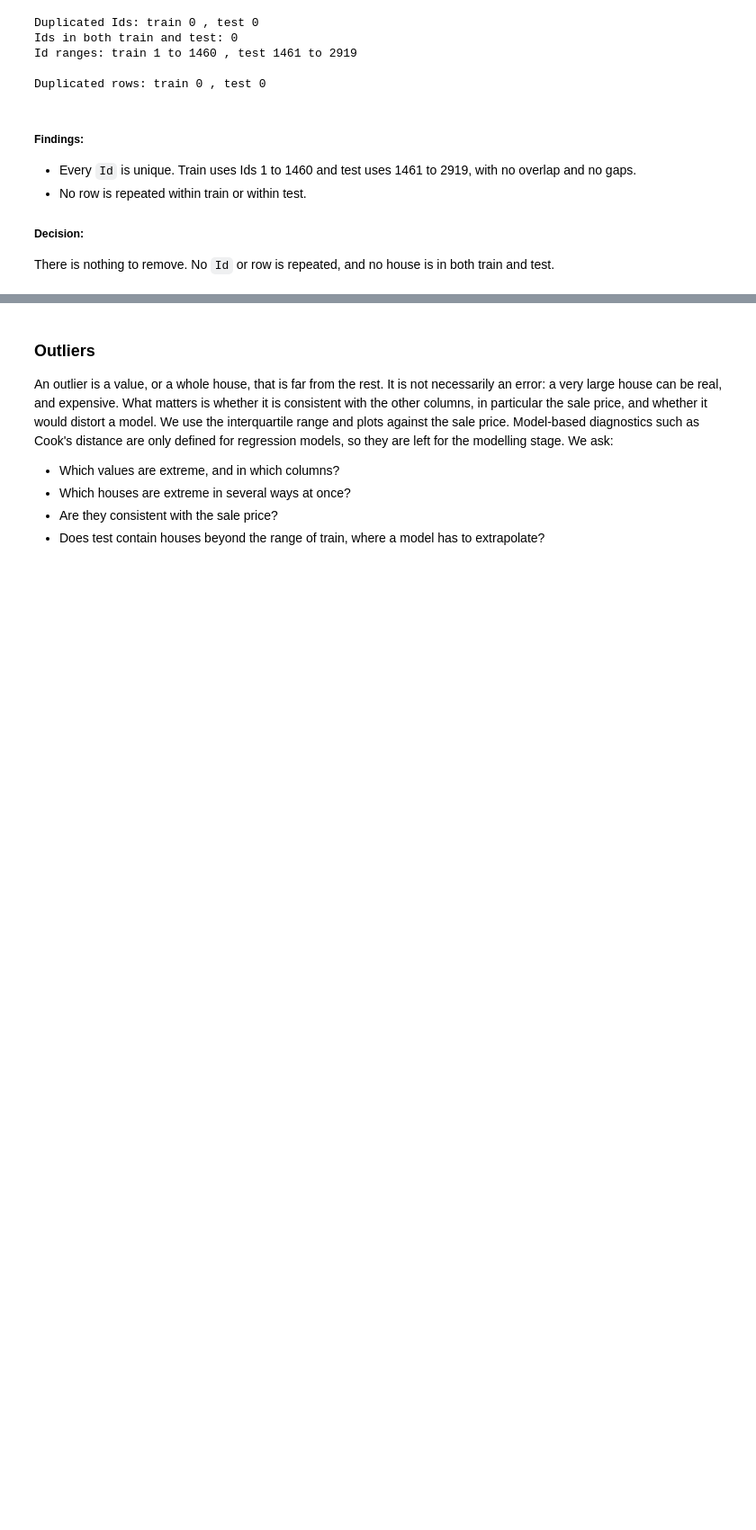
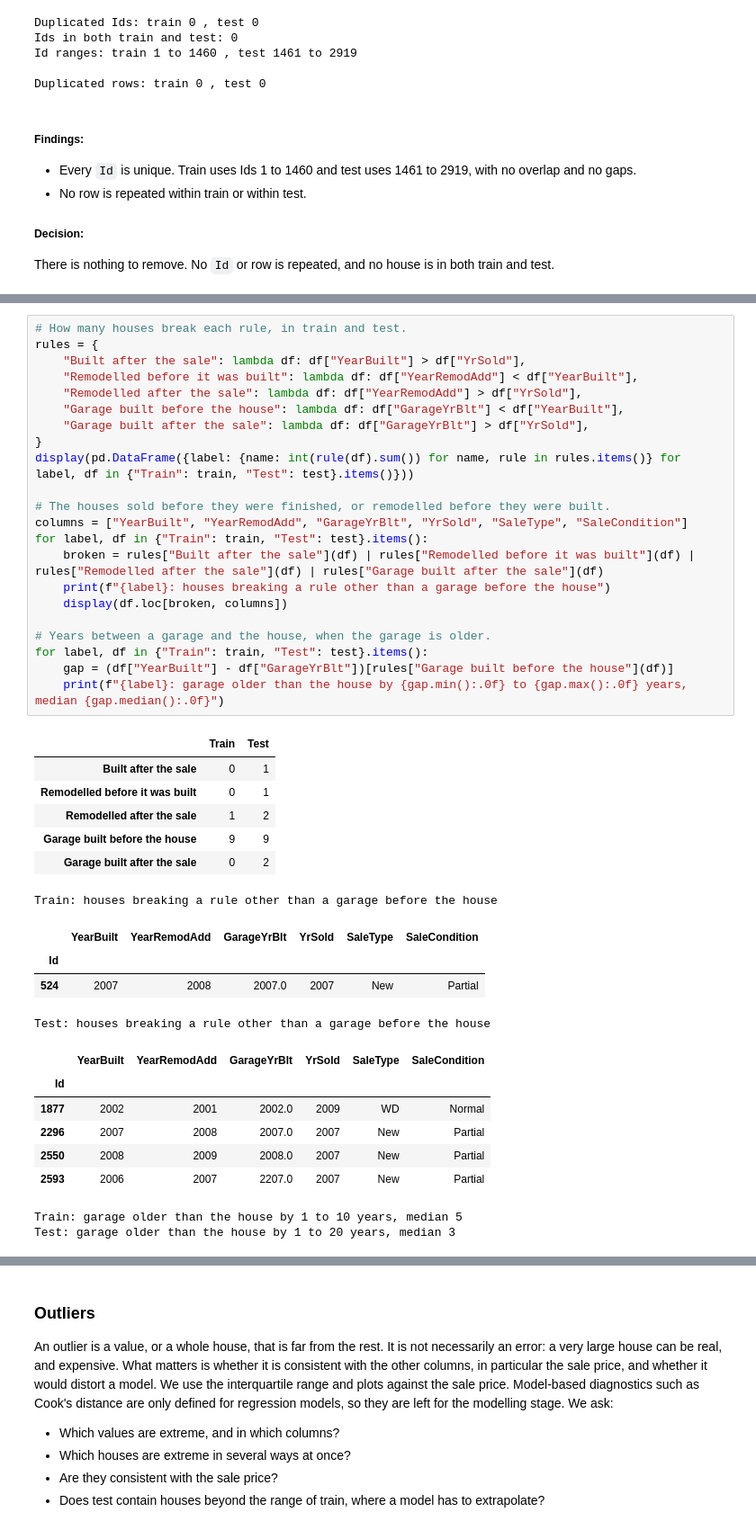
Before and after one commit to aramosw/house-prices, a Jupyter notebook: notebooks/EDA.ipynb, the cells around one changed output, grey strips where cells are left out. Shown at 90% size. Drawn from its saved outputs; the diff is of its cells as text; blank space fills up the shorter version.

```diff
--- a/notebooks/EDA.ipynb
+++ b/notebooks/EDA.ipynb
@@ -83,0 +90,42 @@ There is nothing to remove. No `Id` or row is repeated, and no house is in both
+# %%
+# How many houses break each rule, in train and test.
+rules = {
+    "Built after the sale": lambda df: df["YearBuilt"] > df["YrSold"],
+    "Remodelled before it was built": lambda df: df["YearRemodAdd"] < df["YearBuilt"],
+    "Remodelled after the sale": lambda df: df["YearRemodAdd"] > df["YrSold"],
+    "Garage built before the house": lambda df: df["GarageYrBlt"] < df["YearBuilt"],
+    "Garage built after the sale": lambda df: df["GarageYrBlt"] > df["YrSold"],
+}
+display(pd.DataFrame({label: {name: int(rule(df).sum()) for name, rule in rules.items()} for label, df in {"Train": train, "Test": test}.items()}))
+
+# The houses sold before they were finished, or remodelled before they were built.
+columns = ["YearBuilt", "YearRemodAdd", "GarageYrBlt", "YrSold", "SaleType", "SaleCondition"]
+for label, df in {"Train": train, "Test": test}.items():
+    broken = rules["Built after the sale"](df) | rules["Remodelled before it was built"](df) | rules["Remodelled after the sale"](df) | rules["Garage built after the sale"](df)
+    print(f"{label}: houses breaking a rule other than a garage before the house")
+    display(df.loc[broken, columns])
+
+# Years between a garage and the house, when the garage is older.
+for label, df in {"Train": train, "Test": test}.items():
+    gap = (df["YearBuilt"] - df["GarageYrBlt"])[rules["Garage built before the house"](df)]
+    print(f"{label}: garage older than the house by {gap.min():.0f} to {gap.max():.0f} years, median {gap.median():.0f}")
+# %% [output]
+|  | Train | Test |
+| Built after the sale | 0 | 1 |
+| Remodelled before it was built | 0 | 1 |
+| Remodelled after the sale | 1 | 2 |
+| Garage built before the house | 9 | 9 |
+| Garage built after the sale | 0 | 2 |
+Train: houses breaking a rule other than a garage before the house
+|  | YearBuilt | YearRemodAdd | GarageYrBlt | YrSold | SaleType | SaleCondition |
+| Id |  |  |  |  |  |  |
+| 524 | 2007 | 2008 | 2007.0 | 2007 | New | Partial |
+Test: houses breaking a rule other than a garage before the house
+|  | YearBuilt | YearRemodAdd | GarageYrBlt | YrSold | SaleType | SaleCondition |
+| Id |  |  |  |  |  |  |
+| 1877 | 2002 | 2001 | 2002.0 | 2009 | WD | Normal |
+| 2296 | 2007 | 2008 | 2007.0 | 2007 | New | Partial |
+| 2550 | 2008 | 2009 | 2008.0 | 2007 | New | Partial |
+| 2593 | 2006 | 2007 | 2207.0 | 2007 | New | Partial |
+Train: garage older than the house by 1 to 10 years, median 5
+Test: garage older than the house by 1 to 20 years, median 3
```
Also changed, not shown: parts of 3 cells of this notebook.
